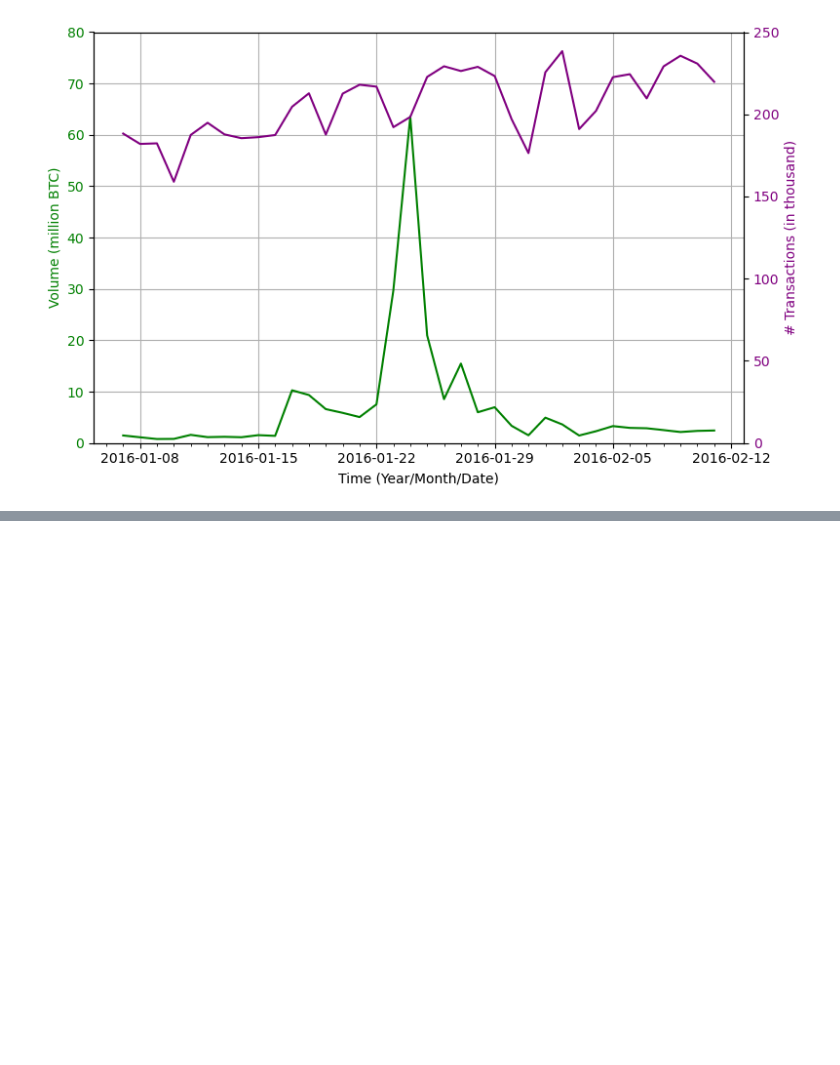
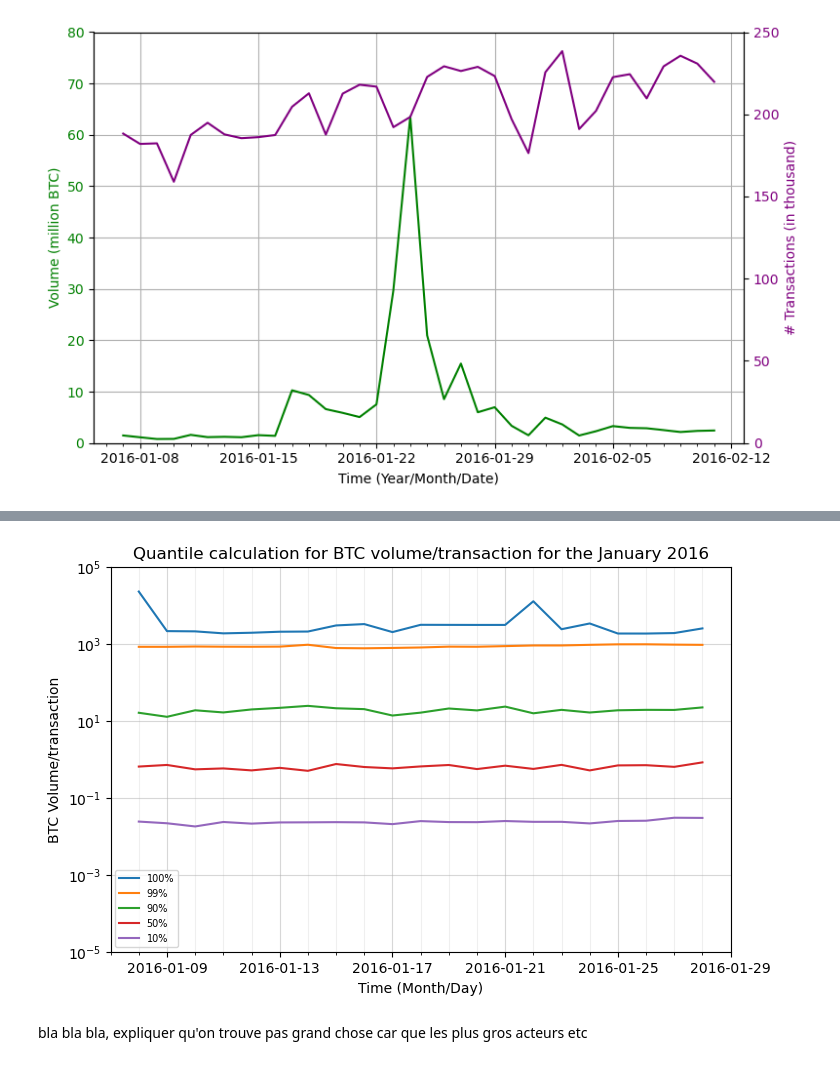
Before and after one commit to trsdimi/big-data, a Jupyter notebook: main.ipynb, the cells around one changed output, grey strips where cells are left out. Saved outputs shown, nothing was run; the diff lists cells and outputs as text; code cells hidden in the pictures; blank space fills up the shorter version.

```diff
--- a/main.ipynb
+++ b/main.ipynb
@@ -555,0 +605,46 @@ fig.tight_layout()  # otherwise the right y-label is slightly clipped
+# %%
+day = 8
+quantiles = pd.DataFrame(columns=['date', '10%', '50%', '90%', '99%', '100%',])
+i = 0
+while (day <= 28):
+    data = pd.read_csv('egc2024/networks/2016-1-' + str(day) + '.csv')
+    # extract volume/transaction
+    volume_per_transaction = (data.value / 100000000) / data.nb_transactions
+    quantiles.loc[i] = ['2016-1-' + str(day),
+                         volume_per_transaction.quantile(0.10),
+                         volume_per_transaction.quantile(0.50),
+                         volume_per_transaction.quantile(0.90),
+                         volume_per_transaction.quantile(0.99),
+                         volume_per_transaction.quantile(1.0),]
+    day += 1
+    i += 1
+quantiles["date"] = pd.to_datetime(quantiles["date"])
+
+fig, ax = plt.subplots(figsize=(8,5))
+ax.plot(quantiles['date'], quantiles['100%'], label='100%')
+ax.plot(quantiles['date'], quantiles['99%'], label='99%')
+ax.plot(quantiles['date'], quantiles['90%'], label='90%')
+ax.plot(quantiles['date'], quantiles['50%'], label='50%')
+ax.plot(quantiles['date'], quantiles['10%'], label='10%')
+
+plt.yscale('log')
+
+ax.xaxis.set_major_formatter(mdates.DateFormatter('%Y-%m-%d'))
+ax.xaxis.set_major_locator(mdates.DayLocator(interval=4))
+ax.xaxis.set_minor_locator(mdates.DayLocator())
+
+ax.grid(which='both')
+ax.grid(which='minor', alpha=0.2)
+ax.grid(which='major', alpha=0.5)
+
+ax.set_ylim(ymin=0.00001, ymax=100000)
+ax.set_xlabel('Time (Month/Day)')
+ax.set_ylabel('BTC Volume/transaction')
+ax.set_title('Quantile calculation for BTC volume/transaction for the January 2016')
+ax.legend(fontsize=7, loc='lower left')
+
+plt.show()
+# %% [output]
+[figure, added]
+# %% [markdown]
+bla bla bla, expliquer qu'on trouve pas grand chose car que les plus gros acteurs etc
```
Also changed, not shown: parts of 4 cells of this notebook.
